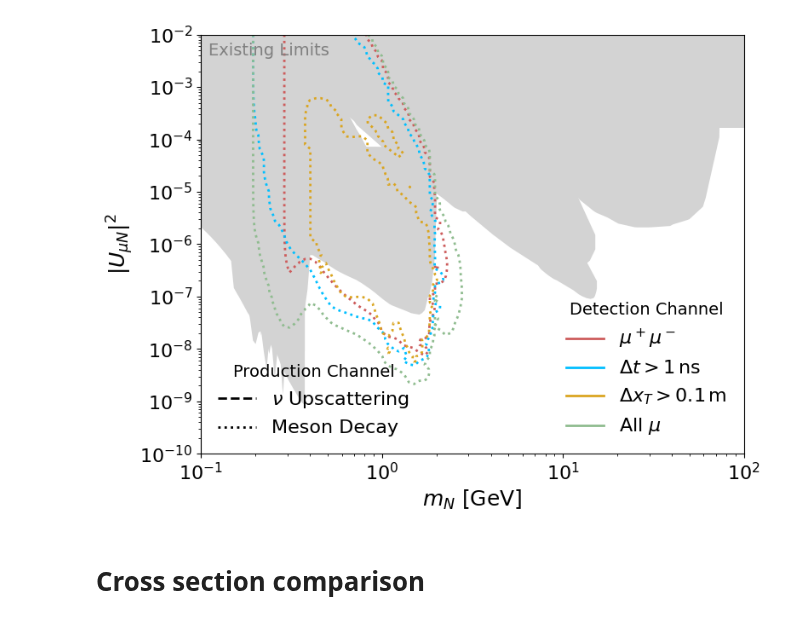
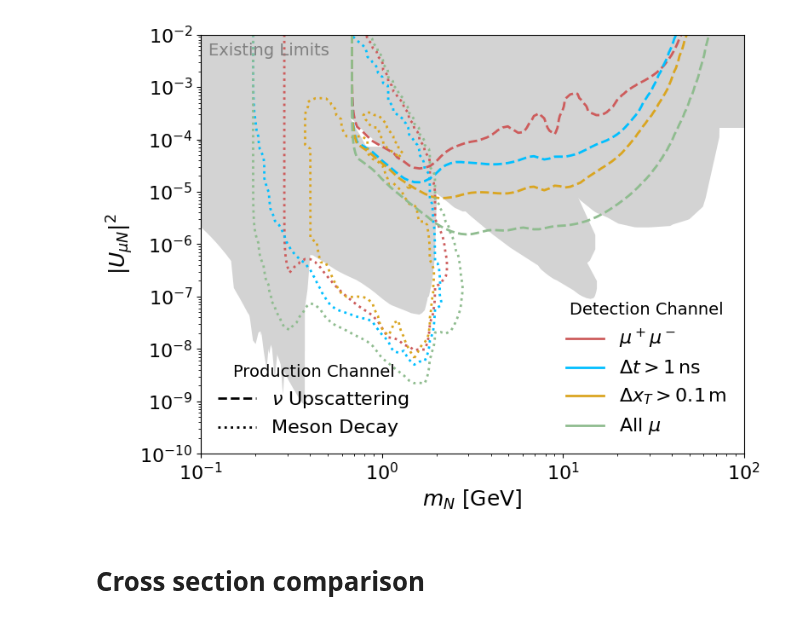
Before and after one commit to nickkamp1/Lake_Geneva_Neutrinos, a Jupyter notebook: SIREN_HNLAnalysis.ipynb, the cells around one changed output. Saved outputs shown, nothing was run; the diff lists cells and outputs as text; code cells hidden in the pictures.

```diff
--- a/SIREN_HNLAnalysis.ipynb
+++ b/SIREN_HNLAnalysis.ipynb
@@ -23,6 +19,6 @@ from src.HNLimits import hnl_tools
 # %%
 # Directory containing parquet files
-base_dir = "Data/SIREN/Output/SINE_CMS_West/HNLs/"
+base_dir = "/n/holylfs05/LABS/arguelles_delgado_lab/Everyone/nkamp/Geneva/Lake_Geneva_Neutrinos/Data/SIREN/Output/SINE_CMS_West/HNLs/"
 
 # Regex to extract m4 and Um4 from filename
 pattern = re.compile(r"m4_(\d+)_Um4_([0-9.]+)")
@@ -32,7 +28,7 @@ upscatter_groups = defaultdict(list)
 mesondecay_groups = defaultdict(list)
 
 # upscatter files
-for fname in glob.glob(os.path.join(base_dir, "SIBYLL*.parquet")):
+for fname in glob.glob(os.path.join(base_dir, "PYTHIA*NC*.parquet")) + glob.glob(os.path.join(base_dir, "MS*NC*.parquet")):
     match = pattern.search(fname)
     if match:
         m4 = match.group(1)
@@ -55,5 +70,6 @@ print(len(mesondecay_groups))
 # %%
-# generate cluster job lists
+# generate processing cluster job lists
+
 job_list_length = 100 # number of m4,Um4 points per job
 metafile = open("cluster/SIREN/hnl_job_list_metafile.txt", "w")
 for group_dict, group_name in zip([upscatter_groups, mesondecay_groups], ["upscatter", "mesondecay"]):
@@ -65,14 +81,14 @@ for group_dict, group_name in zip([upscatter_groups, mesondecay_groups], ["upsca
             weight_mod = 1./len(files) # MesonDecay has nseeds files per (m4, Um4)
         if i % job_list_length == 0 and i > 0:
             filename = f"hnl_job_lists/hnl_job_list_{group_name}_{i//job_list_length}.txt"
-            metafile.write(f"{group_name},{weight_mod},{filename}\n")
+            metafile.write(f"{group_name},{filename}\n")
             with open(f"cluster/SIREN/{filename}", "w") as f:
                 f.writelines(job_list)
             job_list = []
-        job_list.append(f"{m4} {Um4} {' '.join(files)}\n")
+        job_list.append(f"{m4} {Um4} {weight_mod} {' '.join(files)}\n")
 
     filename = f"hnl_job_lists/hnl_job_list_{group_name}_{1+len(group_dict)//job_list_length}.txt"
-    metafile.write(f"{group_name},{weight_mod},{filename}\n")
+    metafile.write(f"{group_name},{filename}\n")
     with open(f"cluster/SIREN/{filename}", "w") as f:
         f.writelines(job_list)
 metafile.close()
@@ -81,7 +97,6 @@ rate_dict = {k:{"dimuon":{}, "delayed":{}, "displaced":{}, "muon":{}} for k in [
 sim_dict = {k:{} for k in ["upscatter", "mesondecay"]}
 # %%
 for groups,group_name in zip([mesondecay_groups, upscatter_groups], ["mesondecay", "upscatter"]):
-    if group_name=="upscatter": continue
     print(f"Processing {group_name} groups...")
     for i,((m4, Um4), files) in enumerate(groups.items()):
         print("Processing group %d out of %d"%(i,len(groups)),end='\r')
@@ -89,7 +104,7 @@ for groups,group_name in zip([mesondecay_groups, upscatter_groups], ["mesondecay
         delayed_total = 0.0
         displaced_total = 0.0
         muon_total = 0.0
-        input_data = pd.read_csv(f"Data/SIREN/Output/SINE_CMS_West/HNLs/{group_name}_m4_{m4}_Um4_{Um4}_rate.txt",delim_whitespace=True)
+        input_data = pd.read_csv(f"Data/SIREN/Output/SINE_CMS_West/HNLs/summary_files/{group_name}_m4_{m4}_Um4_{Um4}_rate.txt",delim_whitespace=True)
         for muon_key in rate_dict[group_name].keys():
             rate_dict[group_name][muon_key][(m4, Um4)] = input_data[muon_key].item()
 # %% [output]
@@ -205,8 +220,6 @@ for k in ["dimuon", "delayed", "displaced", "muon"]:
     rate_func = {}
     for group_name,results in zip(["upscatter", "mesondecay"], [upscatter_results, mesondecay_results]):
 
-        if group_name=="upscatter": continue
-
         # Prepare data
         m4_strs = np.unique(np.array([str(k[0]) for k in results.keys()]))
         Um4_strs = np.unique(np.array([str(k[1]) for k in results.keys()]))
@@ -239,40 +252,40 @@ for k in ["dimuon", "delayed", "displaced", "muon"]:
     Um4_sq_grid = np.logspace(-10, -2, 100)
     X, Y = np.meshgrid(m4_grid, Um4_sq_grid)
     mesondecay_Z = 10**rate_func["mesondecay"](np.log10(X), np.log10(Y))
-    upscatter_Z = np.zeros_like(mesondecay_Z)#10**rate_func["upscatter"](np.log10(X), np.log10(Y))
+    upscatter_Z = 10**rate_func["upscatter"](np.log10(X), np.log10(Y))
     Z = upscatter_Z + mesondecay_Z
     contours = plt.contour(X, Y, upscatter_Z, levels=[1],colors=[color],linestyles=["--"])
     contours = plt.contour(X, Y, mesondecay_Z, levels=[1],colors=[color],linestyles=[":"])
     #contours = plt.contour(X, Y, Z, levels=[1],colors=[color],linestyles=["-"])
     detection_handles.append(plt.plot([],[], color=color, label=label)[0])
 
 # --- Create Production Channel Legend Handles ---
 production_handles = [
     plt.plot([],[],color="black",linestyle="--",label=r"$\nu$ Upscattering")[0],
     plt.plot([],[],color="black",linestyle=":",label="Meson Decay")[0],
     #plt.plot([],[],color="black",linestyle="-",label="Total")[0]
 ]
 
 # --- Create and place the two legends ---
 # Create the first legend (for detection channels)
 legend1 = plt.legend(handles=detection_handles, loc="lower right", title="Detection Channel")
 # Add the first legend to the current axes
 plt.gca().add_artist(legend1)
 
 # Create the second legend (for production channels)
 plt.legend(handles=production_handles, loc="lower left", title="Production Channel")
 
 plt.xlabel(r'$m_N$ [GeV]')
 plt.ylabel(r'$|U_{\mu N}|^2$')
 plt.loglog()
 plt.ylim(1e-10,1e-2)
 plt.xlim(m4_min,m4_max)
 plt.tight_layout()
 #plt.legend(loc="lower right",ncol=2)
 plt.savefig("Figures/HNL/SINE_HNL_Sensitivity.pdf",dpi=100)
 plt.show()
 # %% [output]
-[figure, old version]
+[figure, new version]
 # %% [markdown]
 # Cross section comparison
 # %%
```
Also changed, not shown: parts of 9 cells of this notebook, 4 other files.
